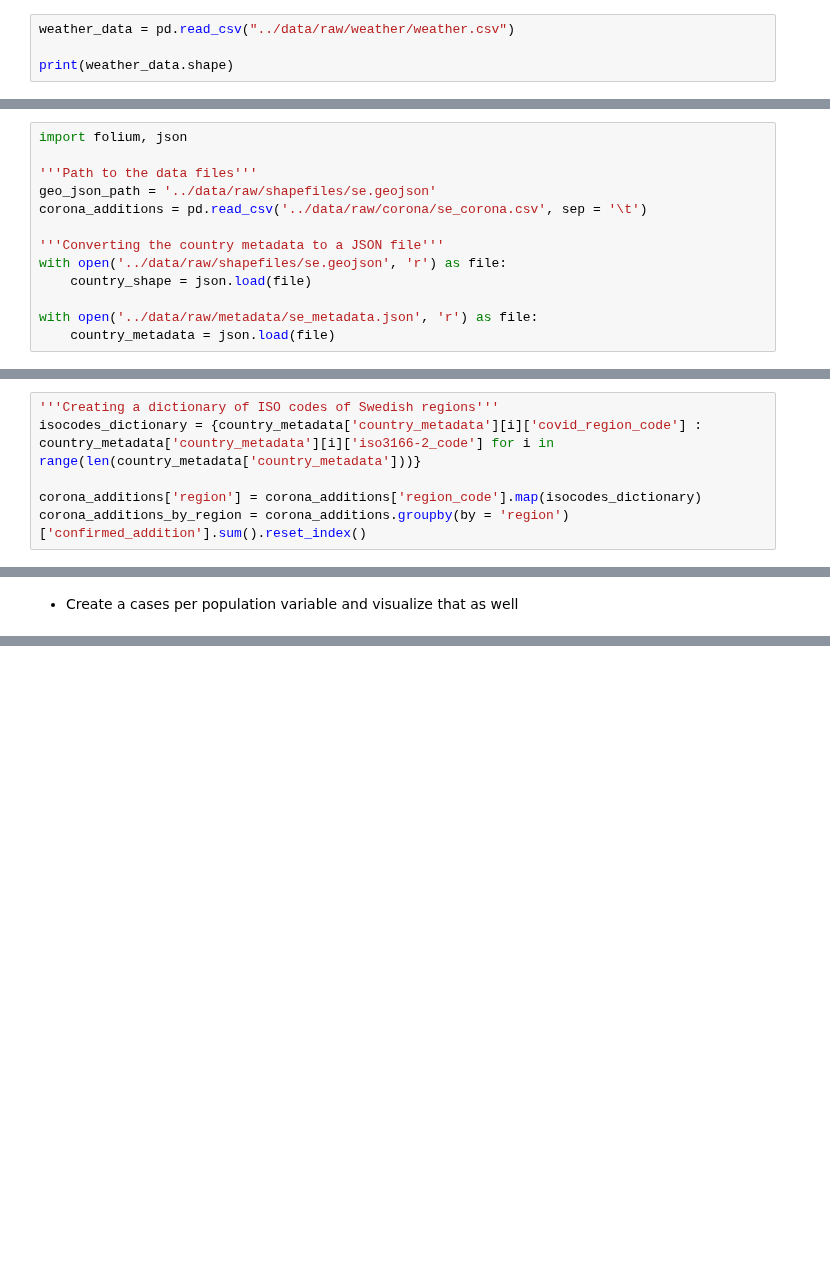
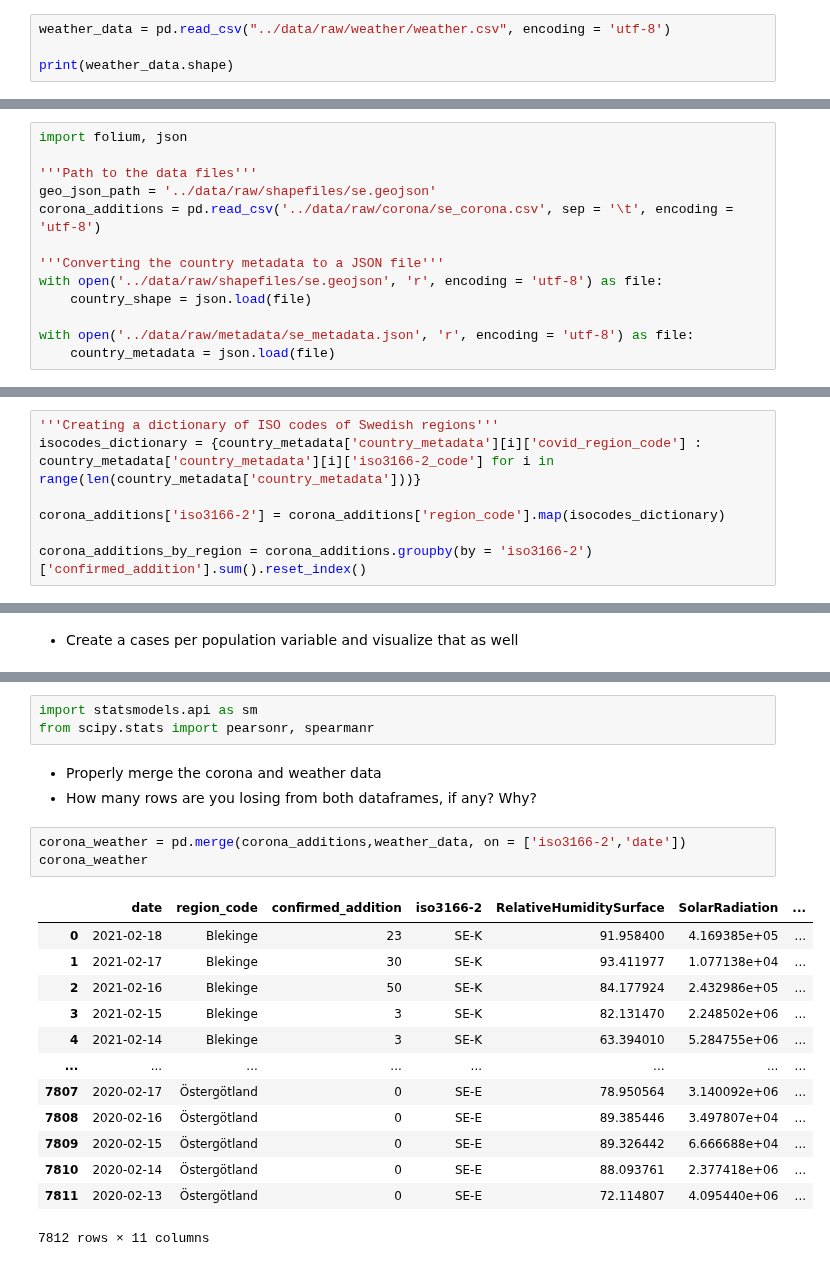
Before and after one commit to ranUser01/Covid-development-in-Sweden, a Jupyter notebook: notebooks/Project1.ipynb, the cells around one changed output, grey strips where cells are left out. Saved outputs shown, nothing was run; the diff lists cells and outputs as text; blank space fills up the shorter version.

```diff
--- a/notebooks/Project1.ipynb
+++ b/notebooks/Project1.ipynb
@@ -16,7 +16,7 @@ import pandas as pd
 - load the data
 - report the dimensions of the data (number of rows / fields in the weather dataframe)
 # %%
-weather_data = pd.read_csv("../data/raw/weather/weather.csv")
+weather_data = pd.read_csv("../data/raw/weather/weather.csv", encoding = 'utf-8')
 
 print(weather_data.shape)
 # %% [output]
@@ -118,13 +118,13 @@ import folium, json
 
 '''Path to the data files'''
 geo_json_path = '../data/raw/shapefiles/se.geojson'
-corona_additions = pd.read_csv('../data/raw/corona/se_corona.csv', sep = '\t')
+corona_additions = pd.read_csv('../data/raw/corona/se_corona.csv', sep = '\t', encoding = 'utf-8')
 
 '''Converting the country metadata to a JSON file'''
-with open('../data/raw/shapefiles/se.geojson', 'r') as file:
+with open('../data/raw/shapefiles/se.geojson', 'r', encoding = 'utf-8') as file:
     country_shape = json.load(file)
 
-with open('../data/raw/metadata/se_metadata.json', 'r') as file:
+with open('../data/raw/metadata/se_metadata.json', 'r', encoding = 'utf-8') as file:
     country_metadata = json.load(file)
 # %% [markdown]
 - Initialize a folium map centered on your country of study
@@ -142,8 +142,9 @@ se_map
 '''Creating a dictionary of ISO codes of Swedish regions'''
 isocodes_dictionary = {country_metadata['country_metadata'][i]['covid_region_code'] : country_metadata['country_metadata'][i]['iso3166-2_code'] for i in range(len(country_metadata['country_metadata']))}
 
-corona_additions['region'] = corona_additions['region_code'].map(isocodes_dictionary)
-corona_additions_by_region = corona_additions.groupby(by = 'region')['confirmed_addition'].sum().reset_index()
+corona_additions['iso3166-2'] = corona_additions['region_code'].map(isocodes_dictionary)
+
+corona_additions_by_region = corona_additions.groupby(by = 'iso3166-2')['confirmed_addition'].sum().reset_index()
 # %% [markdown]
 - Incorporate the population size of each region in the dataframe
 # %%
@@ -253,0 +213,23 @@ corona_weather = pd.merge(corona_additions,weather_data, on = 'date')
+# %%
+import statsmodels.api as sm
+from scipy.stats import pearsonr, spearmanr
+# %% [markdown]
+- Properly merge the corona and weather data
+- How many rows are you losing from both dataframes, if any? Why?
+# %%
+corona_weather = pd.merge(corona_additions,weather_data, on = ['iso3166-2','date'])
+corona_weather
+# %% [output]
+|  | date | region_code | confirmed_addition | iso3166-2 | RelativeHumiditySurface | SolarRadiation | ... |
+| 0 | 2021-02-18 | Blekinge | 23 | SE-K | 91.958400 | 4.169385e+05 | ... |
+| 1 | 2021-02-17 | Blekinge | 30 | SE-K | 93.411977 | 1.077138e+04 | ... |
+| 2 | 2021-02-16 | Blekinge | 50 | SE-K | 84.177924 | 2.432986e+05 | ... |
+| 3 | 2021-02-15 | Blekinge | 3 | SE-K | 82.131470 | 2.248502e+06 | ... |
+| 4 | 2021-02-14 | Blekinge | 3 | SE-K | 63.394010 | 5.284755e+06 | ... |
+| ... | ... | ... | ... | ... | ... | ... | ... |
+| 7807 | 2020-02-17 | Östergötland | 0 | SE-E | 78.950564 | 3.140092e+06 | ... |
+| 7808 | 2020-02-16 | Östergötland | 0 | SE-E | 89.385446 | 3.497807e+04 | ... |
+| 7809 | 2020-02-15 | Östergötland | 0 | SE-E | 89.326442 | 6.666688e+04 | ... |
+| 7810 | 2020-02-14 | Östergötland | 0 | SE-E | 88.093761 | 2.377418e+06 | ... |
+| 7811 | 2020-02-13 | Östergötland | 0 | SE-E | 72.114807 | 4.095440e+06 | ... |
+7812 rows × 11 columns
```
Also changed, not shown: parts of 12 cells of this notebook.
